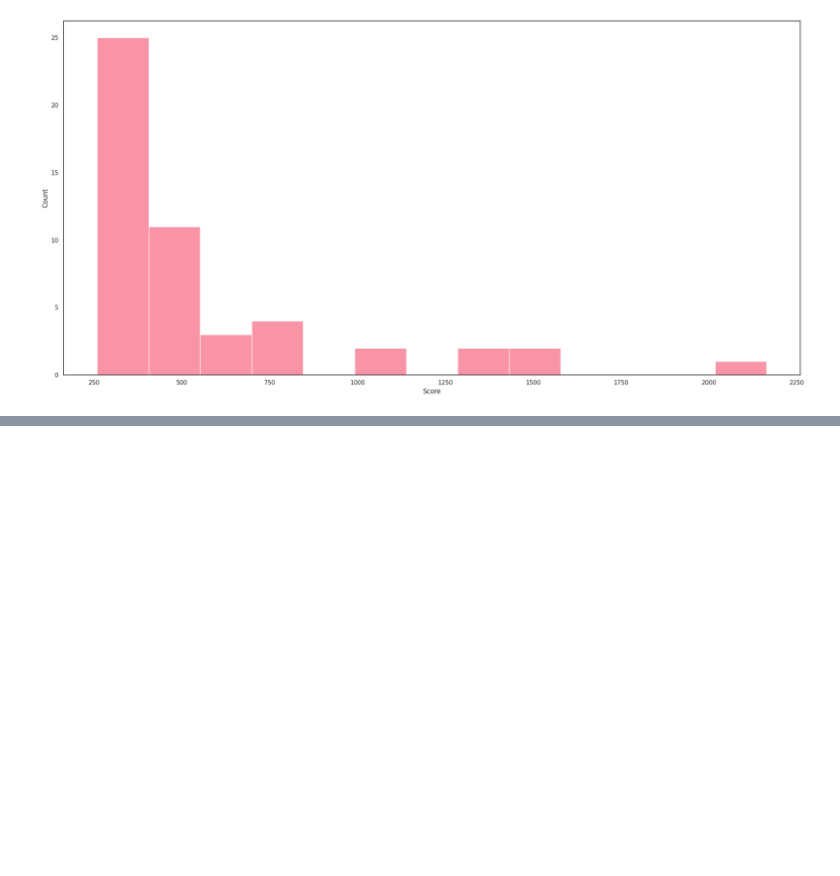
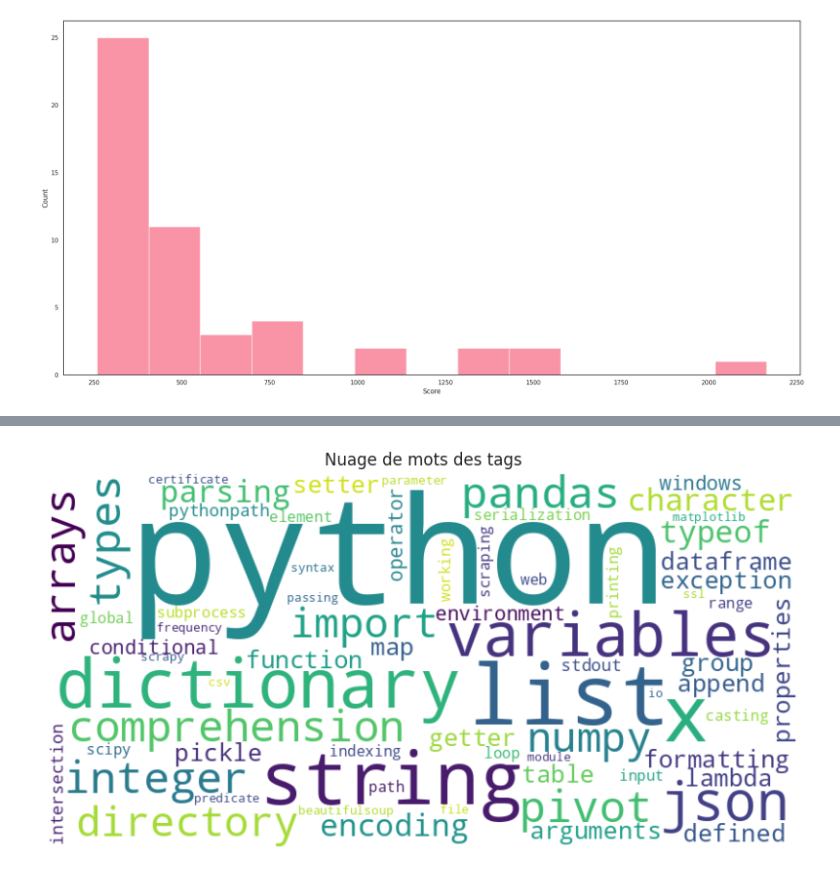
Before and after one commit to Randasabag/Projet-5-ML, a Jupyter notebook: Copie_de_P5.ipynb, the cells around one changed output, grey strips where cells are left out. Drawn from its saved outputs; the diff is of its cells as text; code cells hidden in the pictures; blank space fills up the shorter version.

```diff
--- a/Copie_de_P5.ipynb
+++ b/Copie_de_P5.ipynb
@@ -126,0 +127,15 @@ plt.savefig("hist.png")
+# %%
+# Convertir la liste en une chaîne de caractères
+text = ' '.join(df['Tags'])
+
+# Créer un objet WordCloud
+wordcloud = WordCloud(width=800, height=400, background_color='white').generate(text)
+
+# Afficher le nuage de mots
+plt.figure(figsize=(10, 5))
+plt.imshow(wordcloud, interpolation='bilinear')
+plt.axis('off')
+plt.title('Nuage de mots des tags')
+plt.show()
+# %% [output]
+[figure, added]
```
Also changed, not shown: parts of 29 cells of this notebook.
